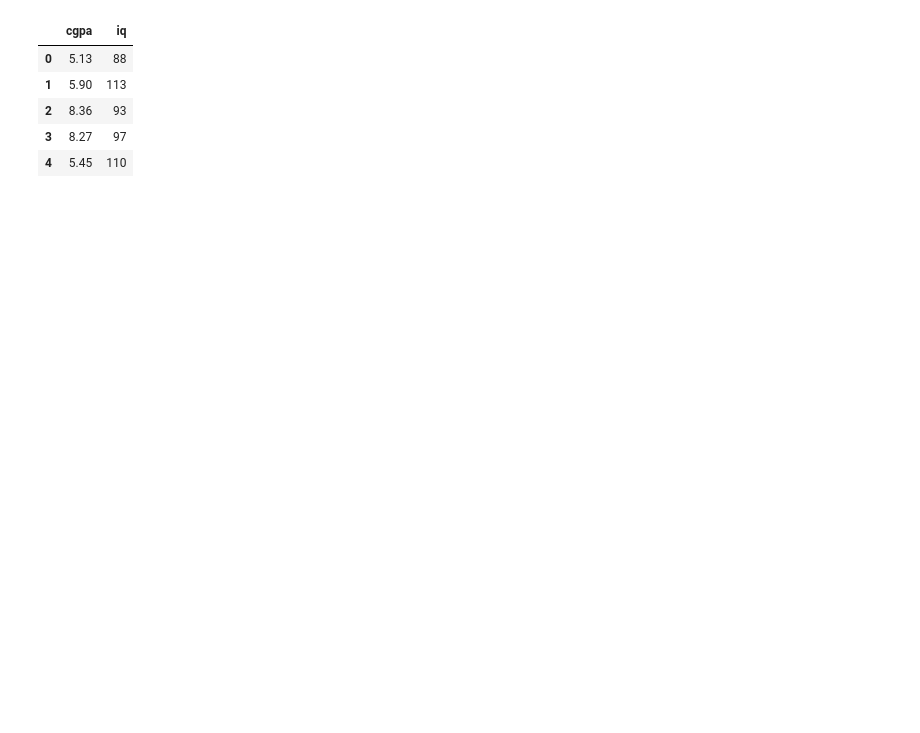
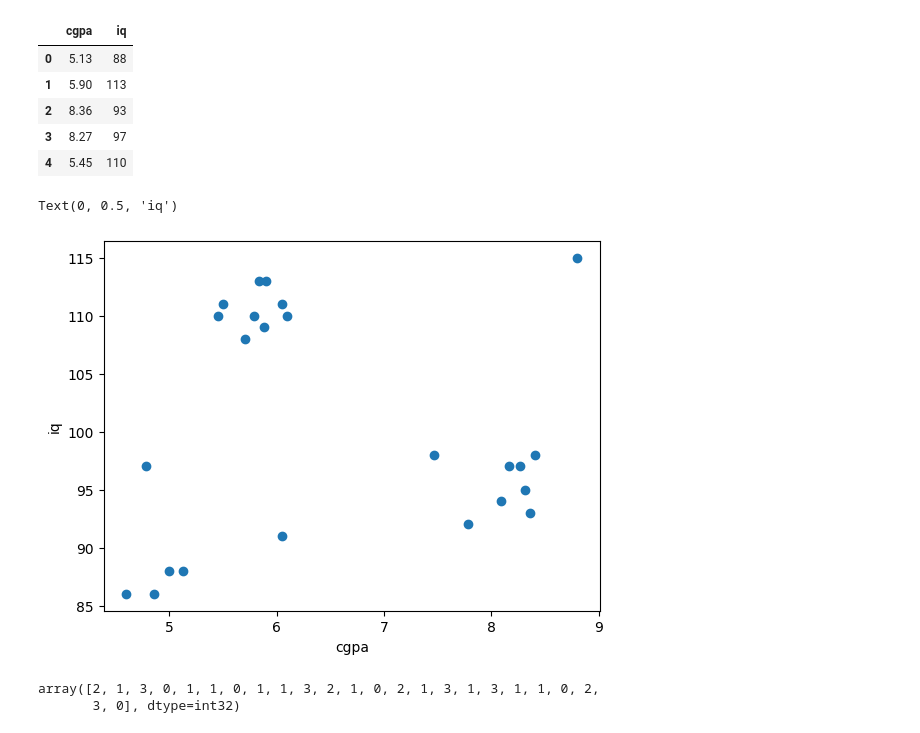
Before and after one commit to ISHASAEED/isha, a Jupyter notebook: Copy_of_Welcome_To_Colaboratory.ipynb, the cells around one changed output. Saved outputs shown, nothing was run; the diff lists cells and outputs as text; code cells hidden in the pictures; blank space fills up the shorter version.

```diff
--- a/Copy_of_Welcome_To_Colaboratory.ipynb
+++ b/Copy_of_Welcome_To_Colaboratory.ipynb
@@ -234,3 +166,17 @@ df.head()
 | 2 | 8.36 | 93 |
 | 3 | 8.27 | 97 |
 | 4 | 5.45 | 110 |
+# %%
+plt.scatter(df.cgpa,df['iq'])
+plt.xlabel('cgpa')
+plt.ylabel('iq')
+# %% [output]
+Text(0, 0.5, 'iq')
+[figure, added]
+# %%
+km = KMeans(n_clusters=4)
+y_predicted = km.fit_predict(df[['cgpa','iq']])
+y_predicted
+# %% [output]
+array([2, 1, 3, 0, 1, 1, 0, 1, 1, 3, 2, 1, 0, 2, 1, 3, 1, 3, 1, 1, 0, 2,
+       3, 0], dtype=int32)
```
Also changed, not shown: parts of 12 cells of this notebook.
